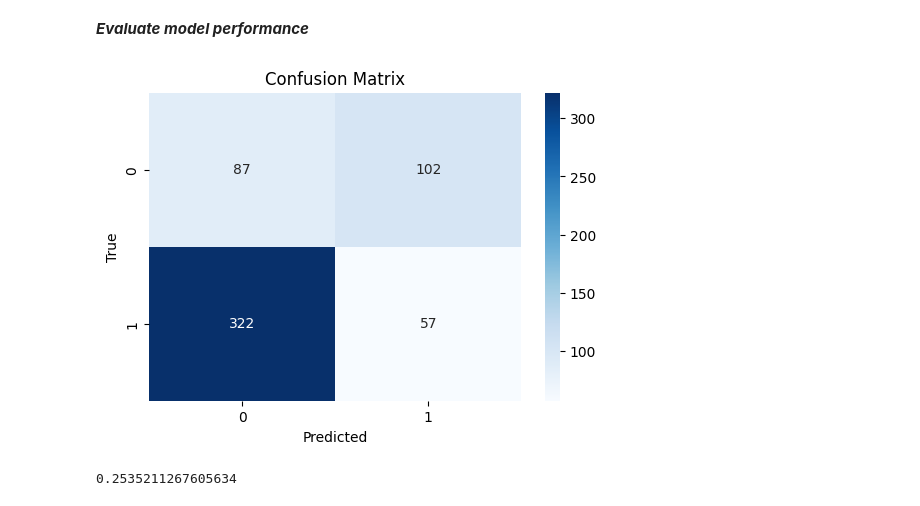
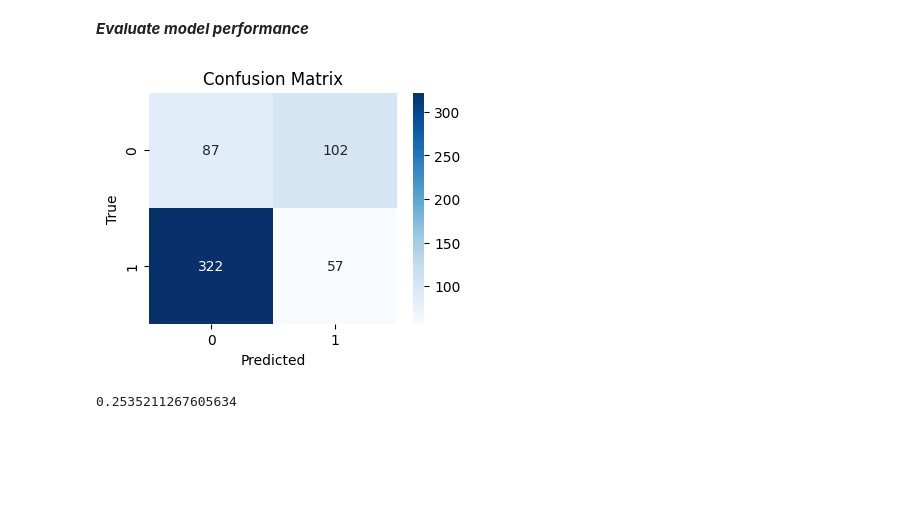
Before and after one commit to irmakoz1/ML1-HSLU, a Jupyter notebook: ML1-Project_TeamDraft_v2.ipynb, the cells around one changed output. Drawn from its saved outputs; the diff is of its cells as text; code cells hidden in the pictures; blank space fills up the shorter version.

```diff
--- a/ML1-Project_TeamDraft_v2.ipynb
+++ b/ML1-Project_TeamDraft_v2.ipynb
@@ -1112,14 +1113,14 @@ y_pred = (y_pred_probes >= 0.5).astype(int)
 # %%
 cm = confusion_matrix(Y_test, y_pred)
 # %%
-plt.figure(figsize=(6, 4))
+plt.figure(figsize=(4, 3))
 sns.heatmap(cm, annot=True, fmt="d", cmap="Blues")
 plt.title("Confusion Matrix")
 plt.xlabel("Predicted")
 plt.ylabel("True")
 plt.show()
 # %% [output]
-[figure, old version]
+[figure, new version]
 # %%
 accuracy_score(Y_test, y_pred)
 # %% [output]
```
Also changed, not shown: parts of 21 cells of this notebook.
